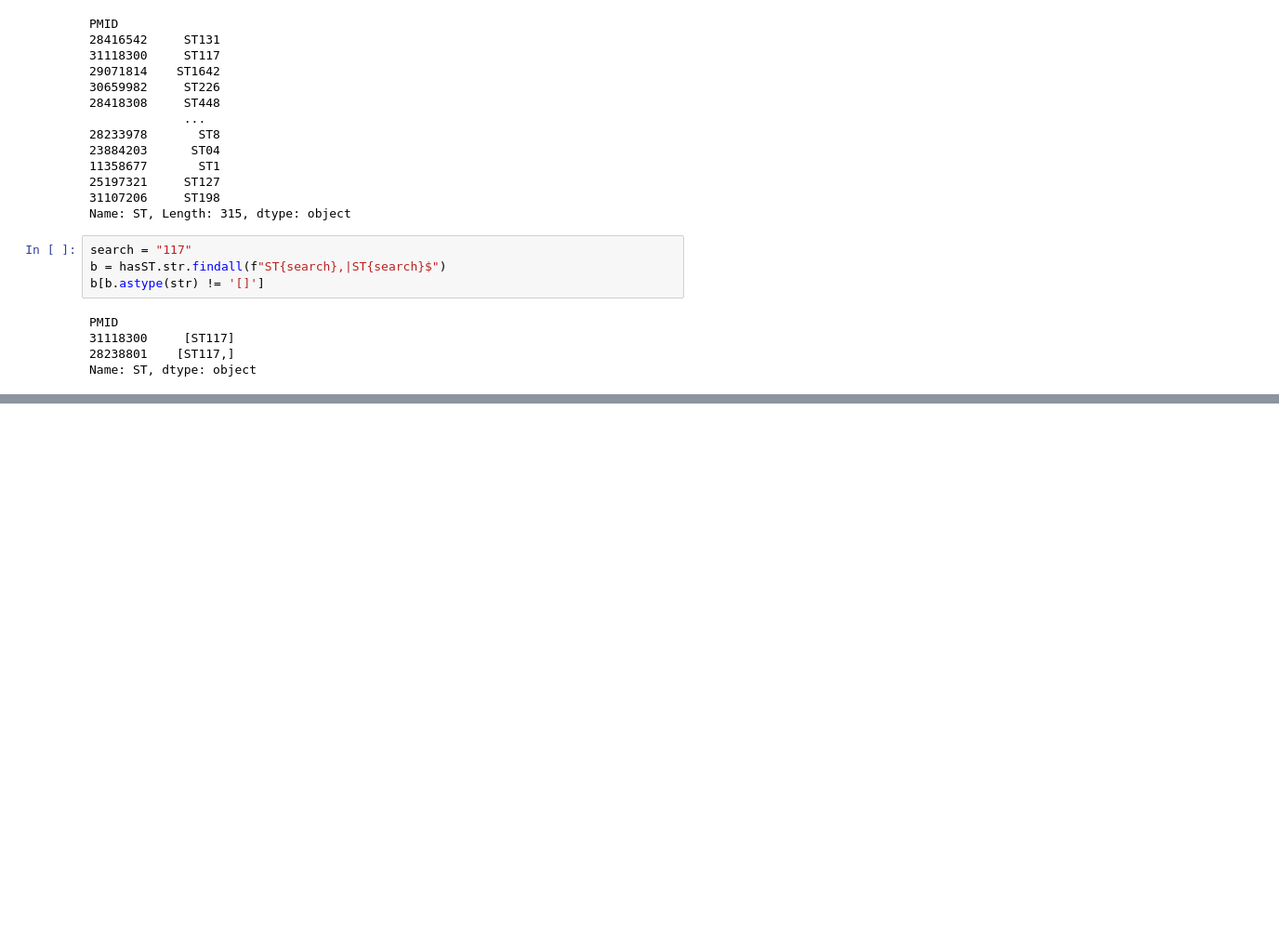
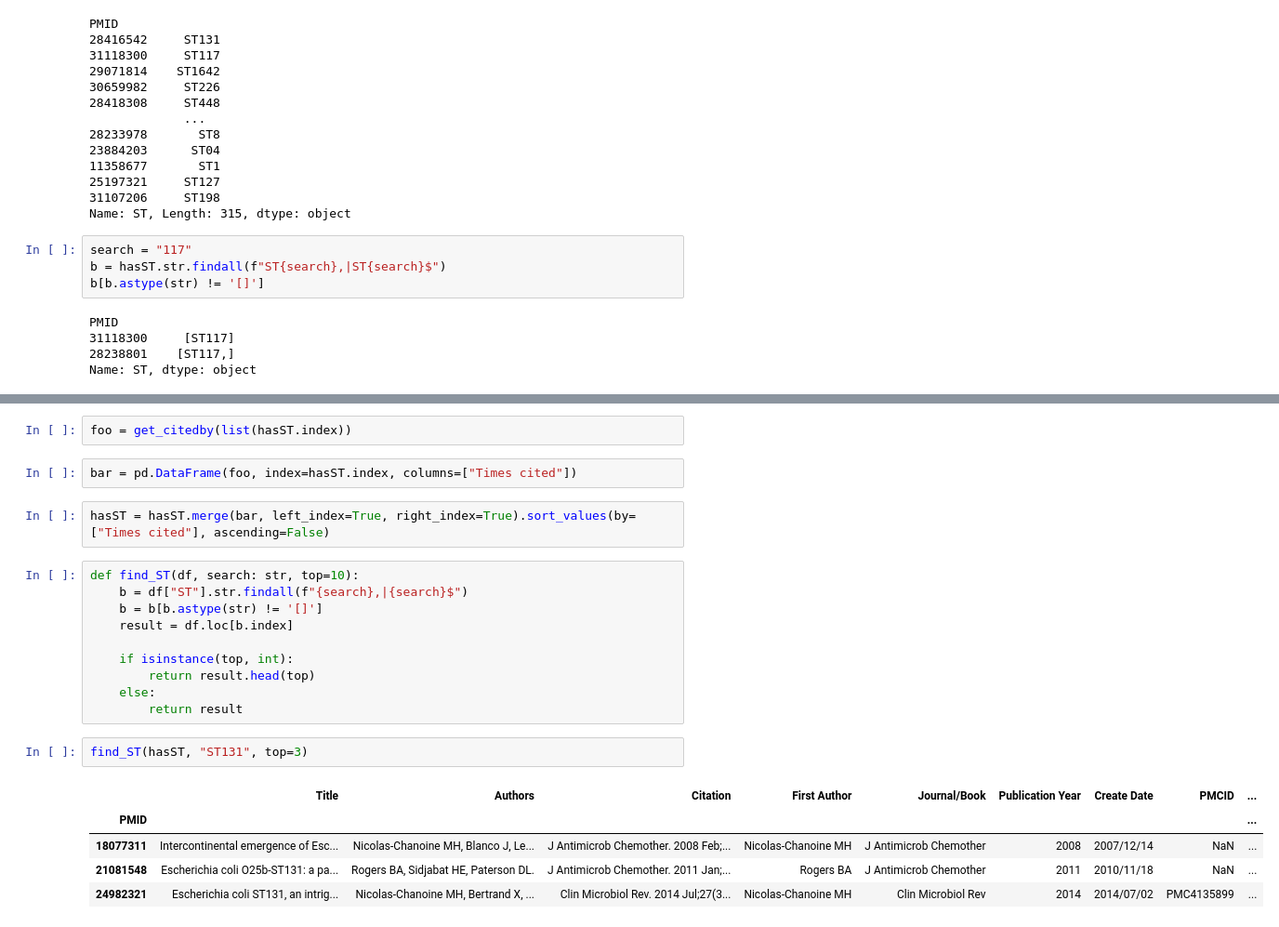
Before and after one commit to CaileanCarter/ST-literature-search, a Jupyter notebook: workbench.ipynb, the cells around one changed output, grey strips where cells are left out. Shown at 93% size. Drawn from its saved outputs; the diff is of its cells as text; blank space fills up the shorter version.

Commit message:
works as a single dataframe

```diff
--- a/workbench.ipynb
+++ b/workbench.ipynb
@@ -275,0 +311,24 @@ hasST
+# %%
+foo = get_citedby(list(hasST.index))
+# %%
+bar = pd.DataFrame(foo, index=hasST.index, columns=["Times cited"])
+# %%
+hasST = hasST.merge(bar, left_index=True, right_index=True).sort_values(by=["Times cited"], ascending=False)
+# %%
+def find_ST(df, search: str, top=10):
+    b = df["ST"].str.findall(f"{search},|{search}$")
+    b = b[b.astype(str) != '[]']
+    result = df.loc[b.index]
+
+    if isinstance(top, int):
+        return result.head(top)
+    else:
+        return result
+# %%
+find_ST(hasST, "ST131", top=3)
+# %% [output]
+|  | Title | Authors | Citation | First Author | Journal/Book | Publication Year | Create Date | PMCID | ... |
+| PMID |  |  |  |  |  |  |  |  | ... |
+| 18077311 | Intercontinental emergence of Esc... | Nicolas-Chanoine MH, Blanco J, Le... | J Antimicrob Chemother. 2008 Feb;... | Nicolas-Chanoine MH | J Antimicrob Chemother | 2008 | 2007/12/14 | NaN | ... |
+| 21081548 | Escherichia coli O25b-ST131: a pa... | Rogers BA, Sidjabat HE, Paterson DL. | J Antimicrob Chemother. 2011 Jan;... | Rogers BA | J Antimicrob Chemother | 2011 | 2010/11/18 | NaN | ... |
+| 24982321 | Escherichia coli ST131, an intrig... | Nicolas-Chanoine MH, Bertrand X, ... | Clin Microbiol Rev. 2014 Jul;27(3... | Nicolas-Chanoine MH | Clin Microbiol Rev | 2014 | 2014/07/02 | PMC4135899 | ... |
```
Also changed, not shown: parts of 11 cells of this notebook, 1 other file.
